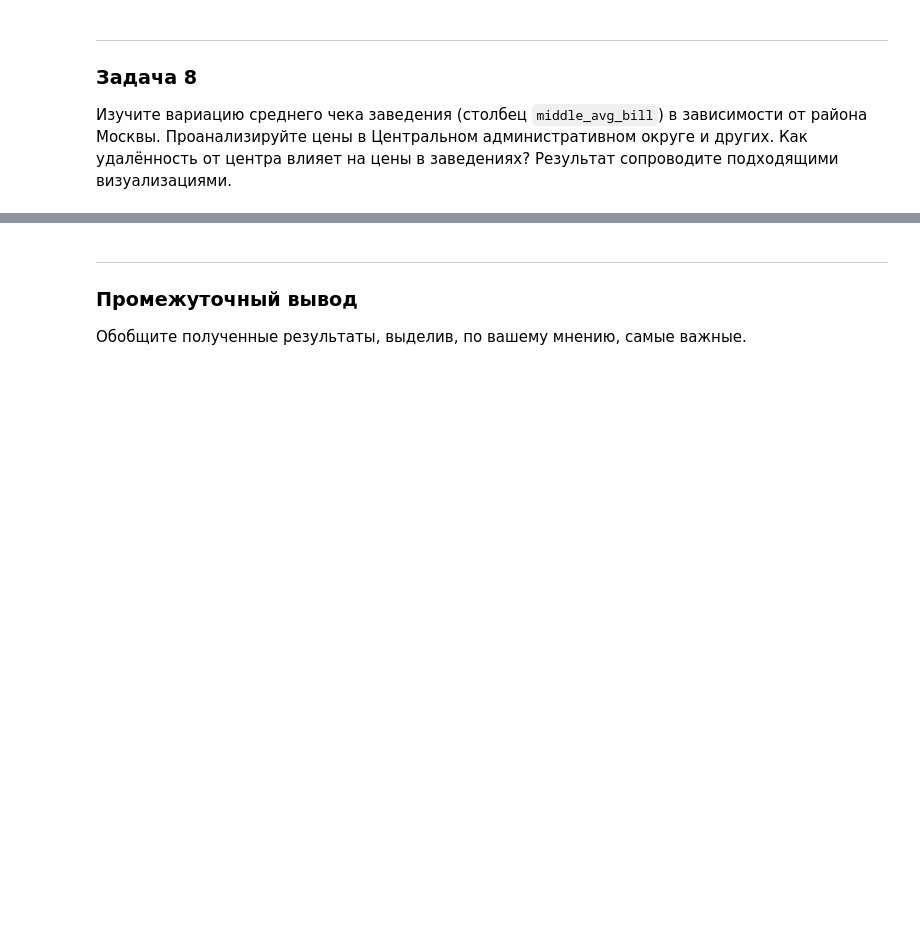
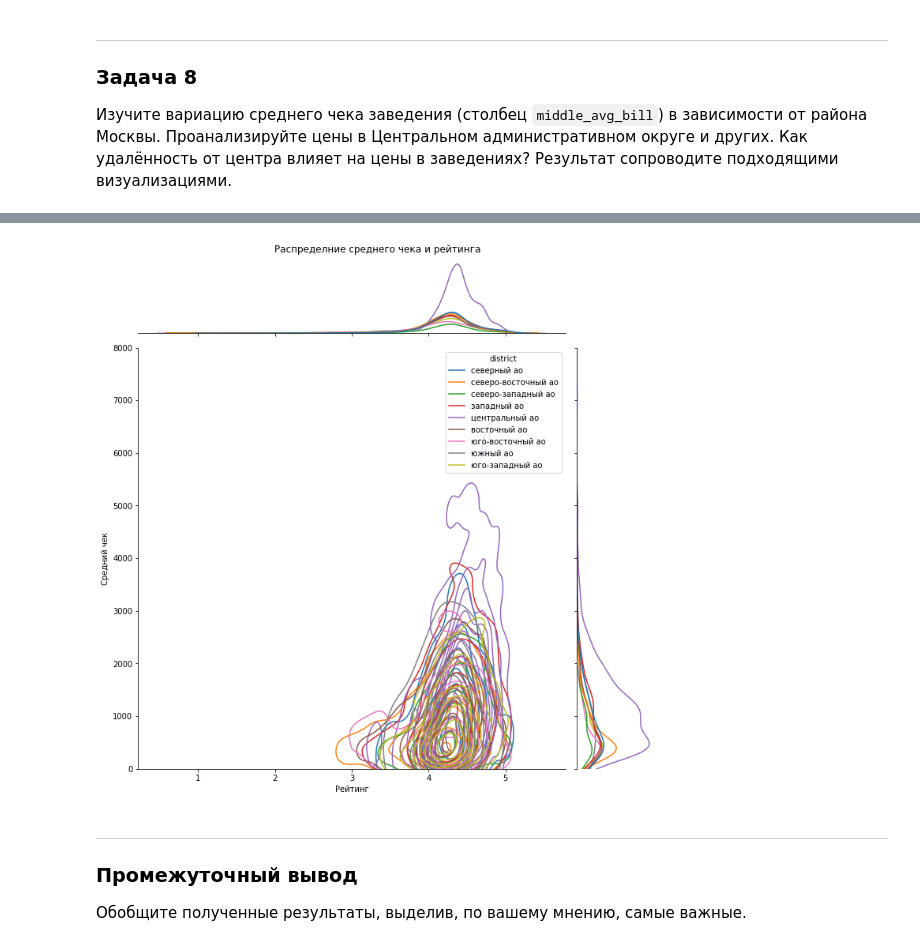
Before and after one commit to blbl-blbl/yandex_practicum_Data_Science_Course, a Jupyter notebook: Module_2_Python_Preprocessing/2. food sector analysis/food_sector_analysis.ipynb, the cells around one changed output, grey strips where cells are left out. Drawn from its saved outputs; the diff is of its cells as text; code cells hidden in the pictures; blank space fills up the shorter version.

```diff
--- a/Module_2_Python_Preprocessing/2. food sector analysis/food_sector_analysis.ipynb
+++ b/Module_2_Python_Preprocessing/2. food sector analysis/food_sector_analysis.ipynb
@@ -626,3 +650,15 @@ plt.show()
+# %%
+distric_df = df[df['district']==district]
+
+sns.jointplot(data=df, x='rating', y='middle_avg_bill', hue='district', kind='kde', height=10,
+             color='slateblue', ylim=(0, 8000)).set_axis_labels('Рейтинг', 'Средний чек')
+
+
+plt.suptitle(f'Распределние среднего чека и рейтинга')
+plt.tight_layout()
+plt.show()
+# %% [output]
+[figure, added]
 # %% [markdown]
 ---
 
```
Also changed, not shown: parts of 8 cells of this notebook.
